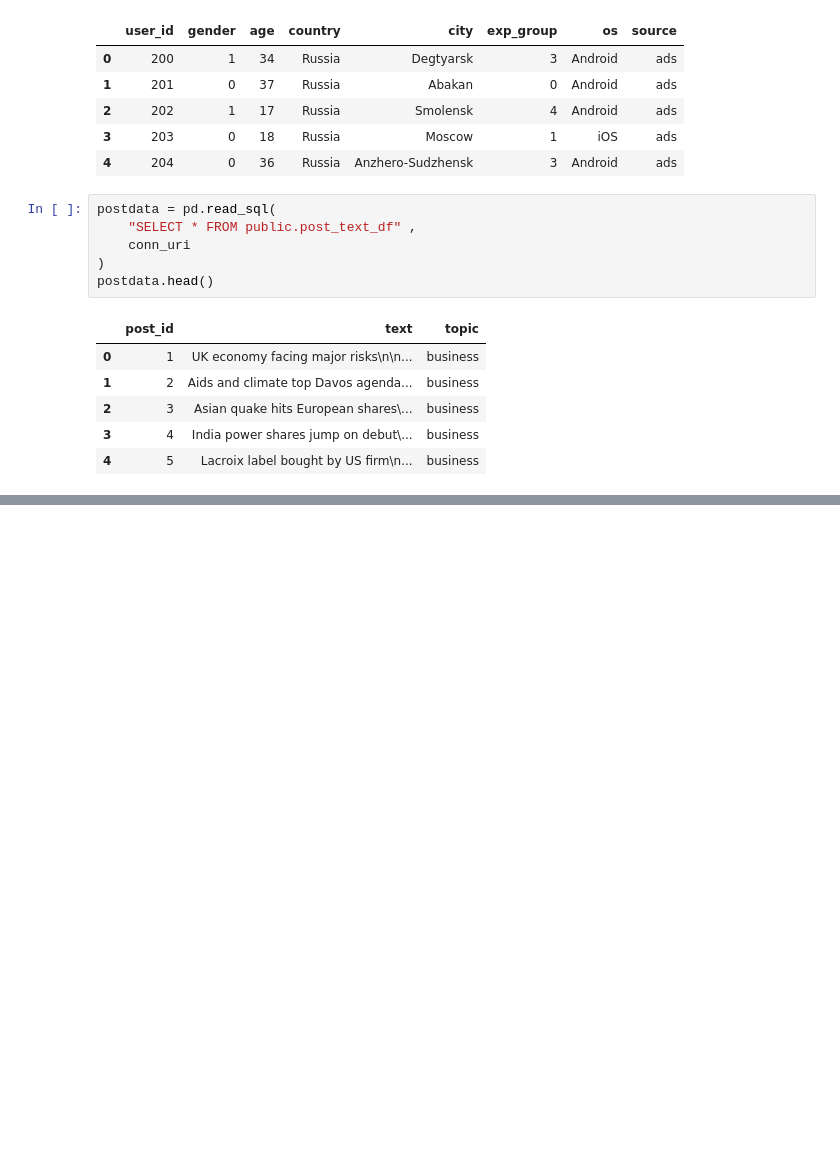
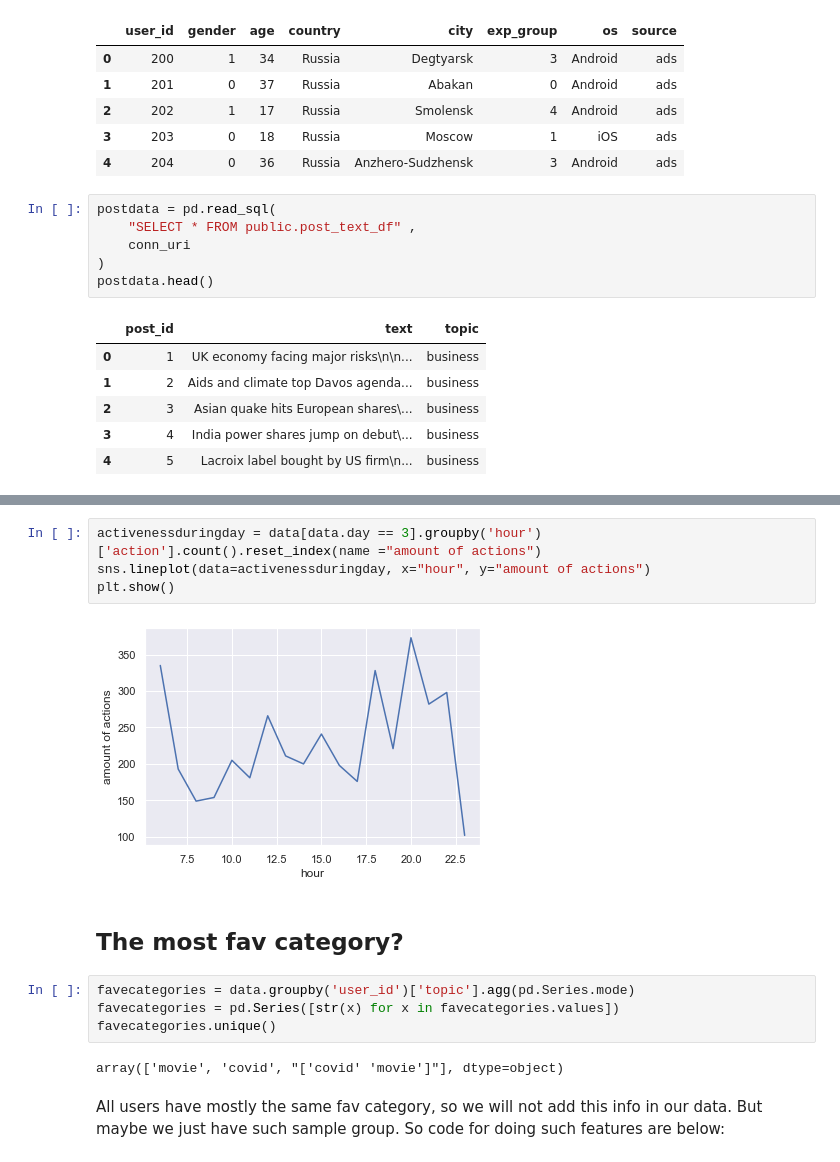
Before and after one commit to israfilovamaria/Recommendation-system-of-posts, a Jupyter notebook: Exploring data .ipynb, the cells around one changed output, grey strips where cells are left out. Drawn from its saved outputs; the diff is of its cells as text; blank space fills up the shorter version.

```diff
--- a/Exploring data .ipynb
+++ b/Exploring data .ipynb
@@ -35,0 +133,16 @@ feeddata.head()
+# %%
+activenessduringday = data[data.day == 3].groupby('hour')['action'].count().reset_index(name ="amount of actions")
+sns.lineplot(data=activenessduringday, x="hour", y="amount of actions")
+plt.show()
+# %% [output]
+[figure, added]
+# %% [markdown]
+## The most fav category?
+# %%
+favecategories = data.groupby('user_id')['topic'].agg(pd.Series.mode)
+favecategories = pd.Series([str(x) for x in favecategories.values])
+favecategories.unique()
+# %% [output]
+array(['movie', 'covid', "['covid' 'movie']"], dtype=object)
+# %% [markdown]
+All users have mostly the same fav category, so we will not add this info in our data. But maybe we just have such sample group. So code for doing such features are below:
```
Also changed, not shown: parts of 53 cells of this notebook.
